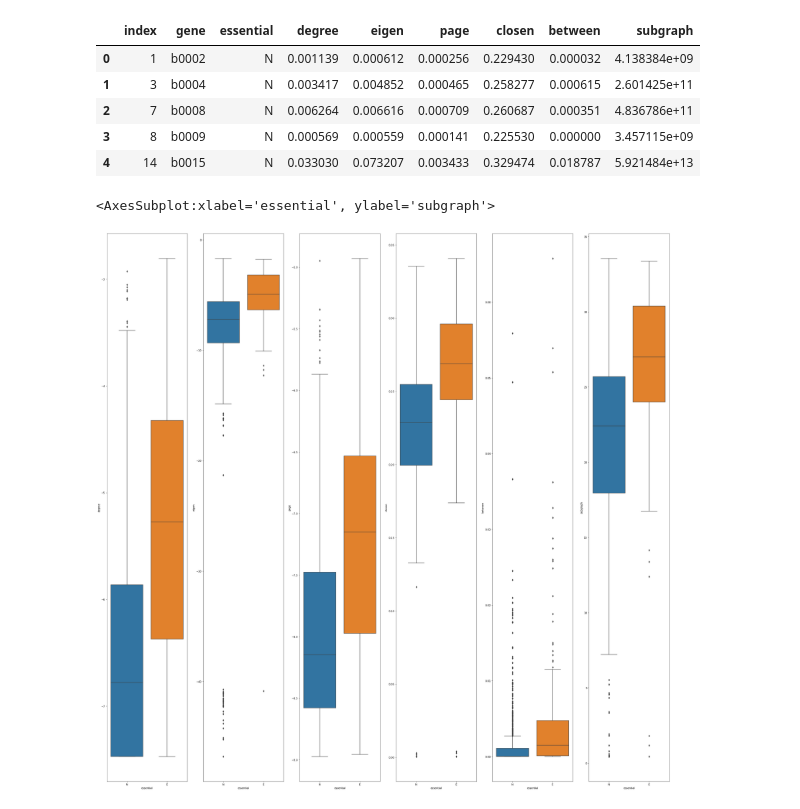
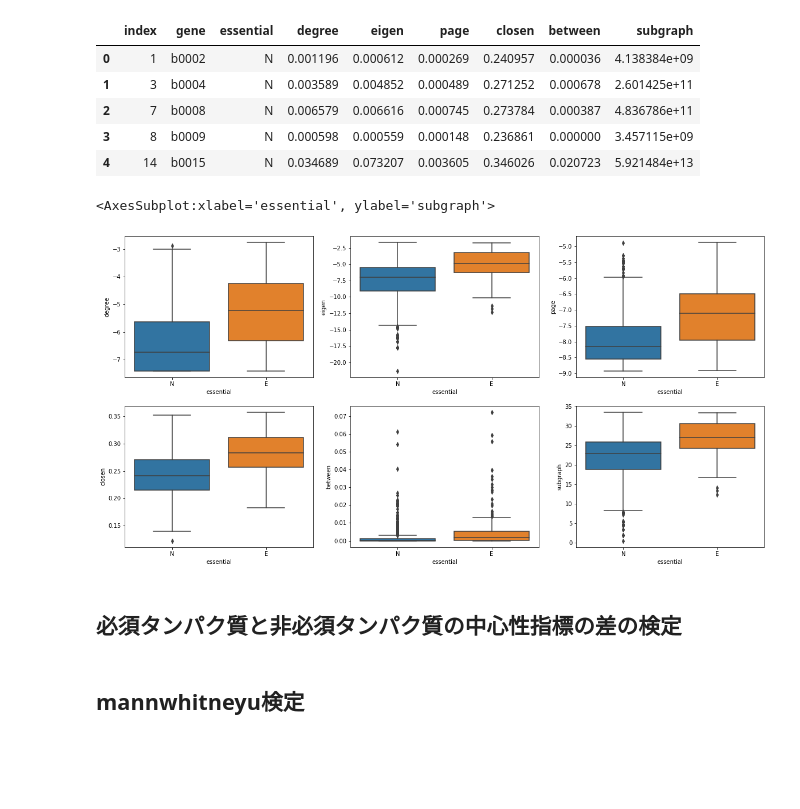
Before and after one commit to monofo/network-analysis-in-biology_python, a Jupyter notebook: centrality_analysis/centrality_analysis.ipynb, the cells around one changed output. Drawn from its saved outputs; the diff is of its cells as text; code cells hidden in the pictures; blank space fills up the shorter version.

Commit message:
update centrality_analysis

```diff
--- a/centrality_analysis/centrality_analysis.ipynb
+++ b/centrality_analysis/centrality_analysis.ipynb
@@ -21,9 +12,13 @@ g = nx.from_pandas_edgelist(df)
+# %%
+g = nx.from_pandas_edgelist(df)
+Gcc = sorted(nx.connected_components(g), key=len, reverse=True)
+g = g.subgraph(Gcc[0])
 # %%
 degree = nx.degree_centrality(g)
 eigen = nx.eigenvector_centrality_numpy(g)
 page = nx.pagerank_numpy(g)
 closen = nx.closeness_centrality(g)
-between = nx.betweenness_centrality(g)
+between = nx.betweenness_centrality(g, normalized=True)
 subgraph = nx.subgraph_centrality(g)
 # %%
 nprop = pd.DataFrame([degree, eigen, page, closen, between, subgraph]).T
@@ -37,20 +32,22 @@ df = df[df["essential"] != 'u'].reset_index()
 df.head()
 # %% [output]
 |  | index | gene | essential | degree | eigen | page | closen | between | subgraph |
-| 0 | 1 | b0002 | N | 0.001139 | 0.000612 | 0.000256 | 0.229430 | 0.000032 | 4.138384e+09 |
-| 1 | 3 | b0004 | N | 0.003417 | 0.004852 | 0.000465 | 0.258277 | 0.000615 | 2.601425e+11 |
-| 2 | 7 | b0008 | N | 0.006264 | 0.006616 | 0.000709 | 0.260687 | 0.000351 | 4.836786e+11 |
-| 3 | 8 | b0009 | N | 0.000569 | 0.000559 | 0.000141 | 0.225530 | 0.000000 | 3.457115e+09 |
-| 4 | 14 | b0015 | N | 0.033030 | 0.073207 | 0.003433 | 0.329474 | 0.018787 | 5.921484e+13 |
+| 0 | 1 | b0002 | N | 0.001196 | 0.000612 | 0.000269 | 0.240957 | 0.000036 | 4.138384e+09 |
+| 1 | 3 | b0004 | N | 0.003589 | 0.004852 | 0.000489 | 0.271252 | 0.000678 | 2.601425e+11 |
+| 2 | 7 | b0008 | N | 0.006579 | 0.006616 | 0.000745 | 0.273784 | 0.000387 | 4.836786e+11 |
+| 3 | 8 | b0009 | N | 0.000598 | 0.000559 | 0.000148 | 0.236861 | 0.000000 | 3.457115e+09 |
+| 4 | 14 | b0015 | N | 0.034689 | 0.073207 | 0.003605 | 0.346026 | 0.020723 | 5.921484e+13 |
 # %%
-fig, (ax) = plt.subplots(1, 6, figsize=(40, 40))
+fig, (ax) = plt.subplots(2, 3, figsize=(20, 10))
 
-sns.boxplot(y=np.log(df["degree"]), x=df["essential"], ax=ax[0])
-sns.boxplot(y=np.log(df["eigen"]), x=df["essential"], ax=ax[1])
-sns.boxplot(y=np.log(df["page"]), x=df["essential"], ax=ax[2])
-sns.boxplot(y=df["closen"], x=df["essential"], ax=ax[3])
-sns.boxplot(y=np.log(df["between"] + 1), x=df["essential"], ax=ax[4])
-sns.boxplot(y=np.log(df["subgraph"]), x=df["essential"], ax=ax[5])
+sns.boxplot(y=np.log(df["degree"]), x=df["essential"], ax=ax[0][0])
+sns.boxplot(y=np.log(df["eigen"]), x=df["essential"], ax=ax[0][1])
+sns.boxplot(y=np.log(df["page"]), x=df["essential"], ax=ax[0][2])
+sns.boxplot(y=df["closen"], x=df["essential"], ax=ax[1][0])
+sns.boxplot(y=np.log(df["between"]+1), x=df["essential"], ax=ax[1][1])
+sns.boxplot(y=np.log(df["subgraph"]), x=df["essential"], ax=ax[1][2])
 # %% [output]
 <AxesSubplot:xlabel='essential', ylabel='subgraph'>
-[figure, old version]
+[figure, new version]
+# %% [markdown]
+## 必須タンパク質と非必須タンパク質の中心性指標の差の検定
@@ -56,0 +57,2 @@ sns.boxplot(y=np.log(df["subgraph"]), x=df["essential"], ax=ax[5])
+# %% [markdown]
+## mannwhitneyu検定
```
Also changed, not shown: parts of 9 cells of this notebook.
